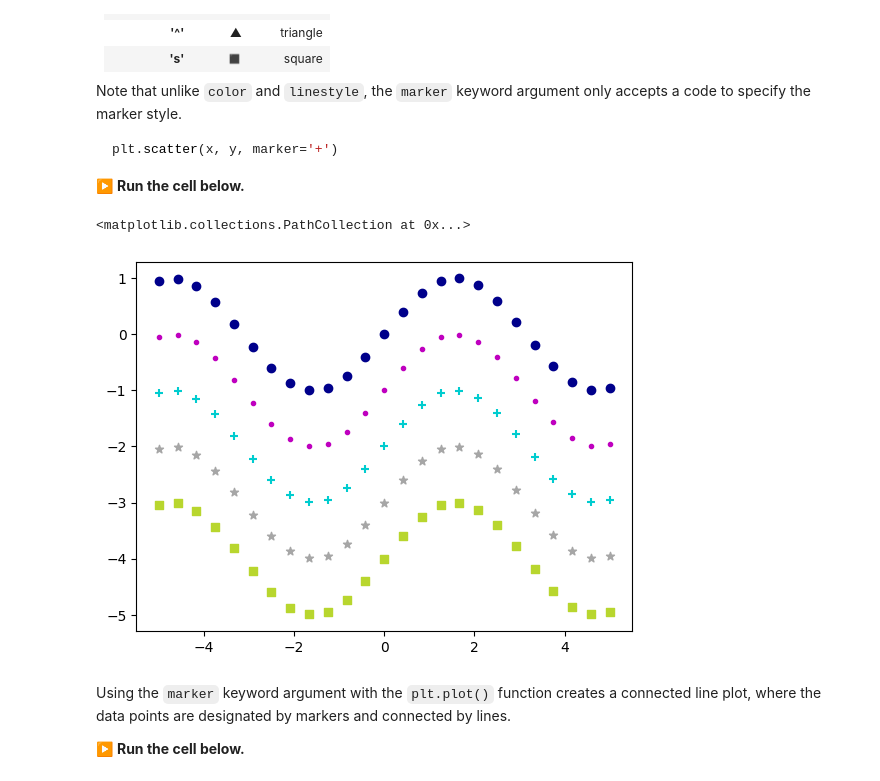
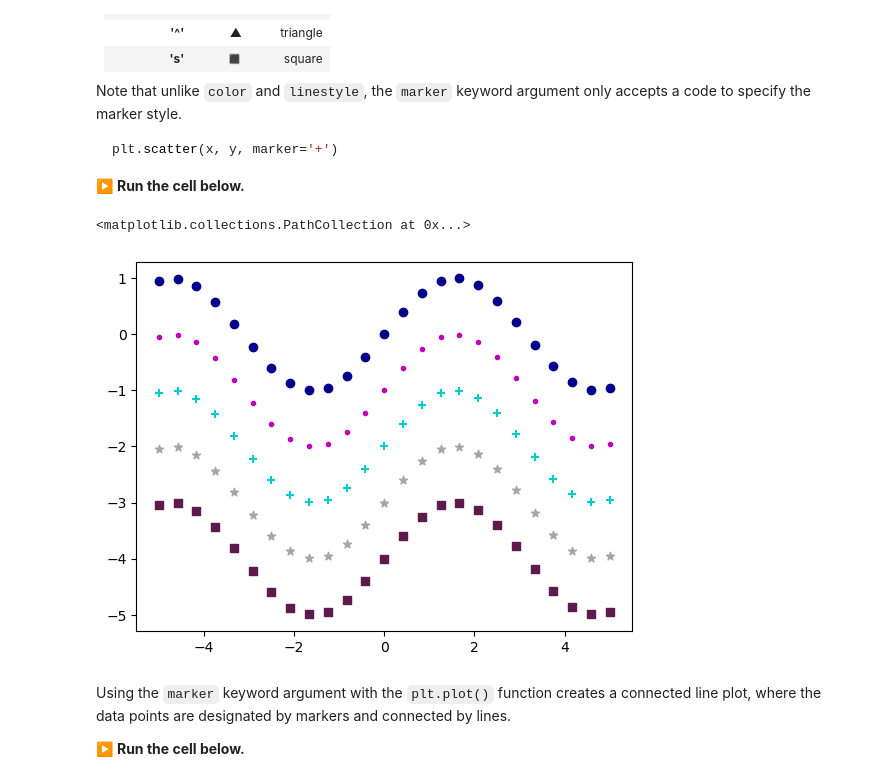
Before and after one commit to Minteb/Numpy-for-geospatial-science, a Jupyter notebook: Matplotlib.ipynb, the cells around one changed output. Cells and saved outputs as stored; diff of their text form; code cells hidden in the pictures.

Commit message:
Initial commit for NumPy geospatial module

```diff
--- a/Matplotlib.ipynb
+++ b/Matplotlib.ipynb
@@ -294,16 +310,17 @@ plt.scatter(x, y, marker='+')
 </div>
 # %%
 # Initialize empty figure
-fig1 = plt.figure()
-# Plot sine wave as scatter plot with different colors + markers
-plt.scatter(xscat, yscat-0, color='darkblue', marker='o')
+fig1 = plt.figure()                                                    # This initializes a new empty figure (a blank canvas) to plot on.
+# Plot sine wave as scatter plot with different colors + markers         Stores the figure object in a variable called fig1.
+
+plt.scatter(xscat, yscat-0, color='darkblue', marker='o')              #
 plt.scatter(xscat, yscat-1, color='m', marker='.')
 plt.scatter(xscat, yscat-2, color=(0.0,0.8,0.81), marker='+')
 plt.scatter(xscat, yscat-3, color='0.65', marker='*')
-plt.scatter(xscat, yscat-4, color='#B8D62E', marker='s')
+plt.scatter(xscat, yscat-4, color="#5E1A4D", marker='s')
 # %% [output]
 <matplotlib.collections.PathCollection at 0x...>
-[figure, old version]
+[figure, new version]
 # %% [markdown]
 Using the `marker` keyword argument with the `plt.plot()` function creates a connected line plot, where the data points are designated by markers and connected by lines.
 
```
Also changed, not shown: parts of 36 cells of this notebook.
